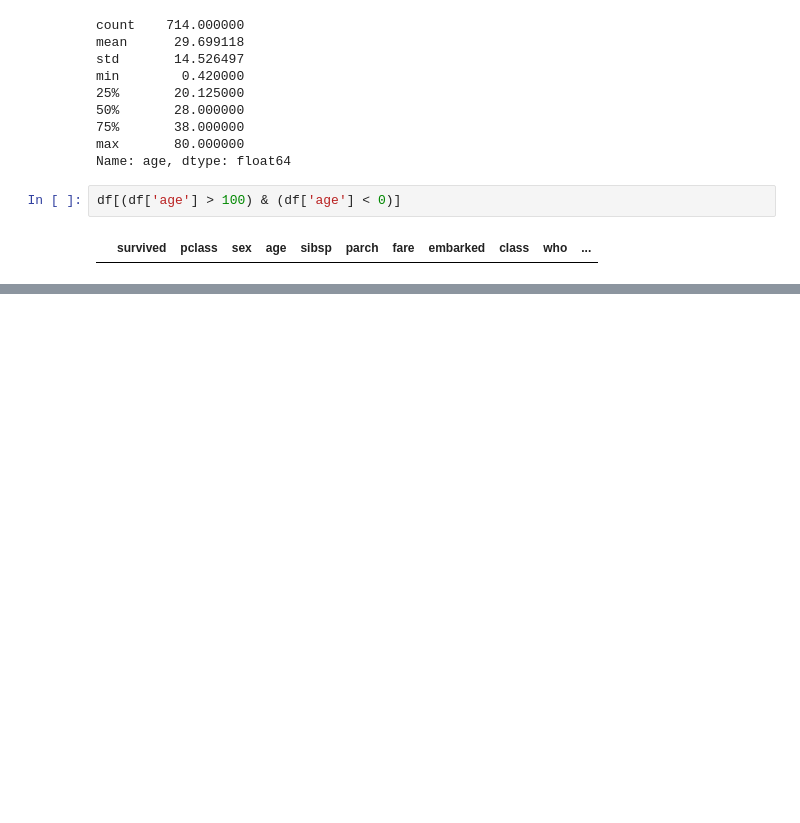
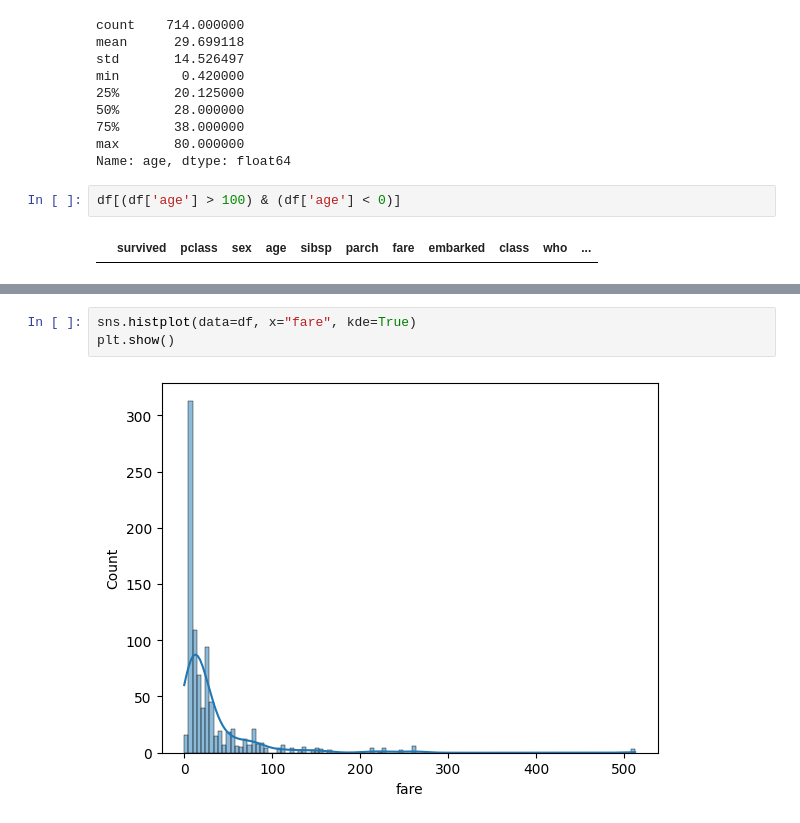
Before and after one commit to mdmostafizurrahman6351/Data_science, a Jupyter notebook: Data_analysis/EDA/Titanic_Data_EDA-01.ipynb, the cells around one changed output, grey strips where cells are left out. Drawn from its saved outputs; the diff is of its cells as text; blank space fills up the shorter version.

```diff
--- a/Data_analysis/EDA/Titanic_Data_EDA-01.ipynb
+++ b/Data_analysis/EDA/Titanic_Data_EDA-01.ipynb
@@ -219,0 +249,5 @@ df[(df['age'] > 100) & (df['age'] < 0)]
+# %%
+sns.histplot(data=df, x="fare", kde=True)
+plt.show()
+# %% [output]
+[figure, added]
```
Also changed, not shown: parts of 54 cells of this notebook.
